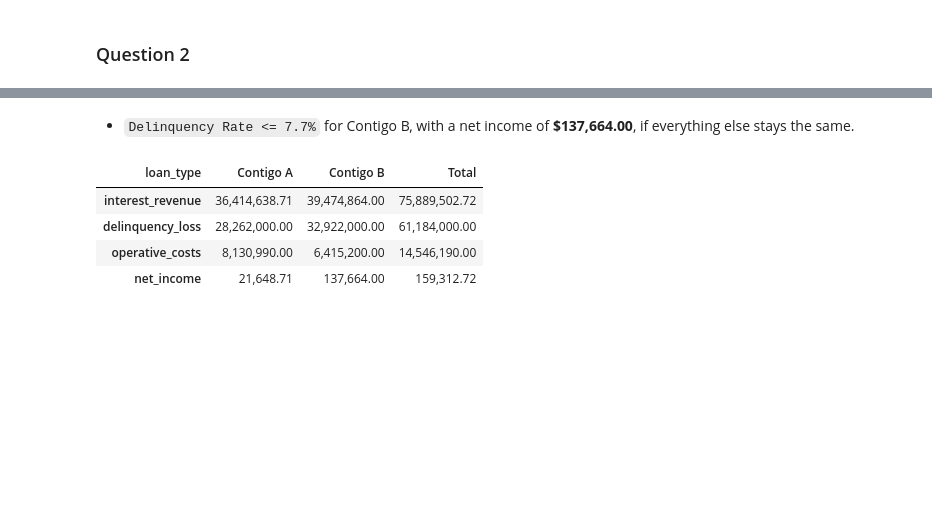
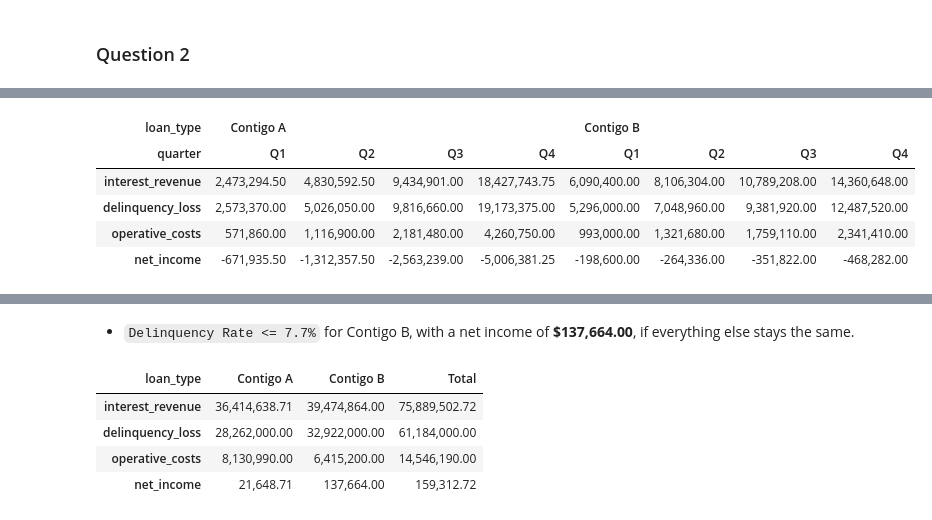
Before and after one commit to mandelbrojt/stori-ba-assessment, a Jupyter notebook: part1-state-of-business-analysis.ipynb, the cells around one changed output, grey strips where cells are left out. Drawn from its saved outputs; the diff is of its cells as text; code cells hidden in the pictures; blank space fills up the shorter version.

```diff
--- a/part1-state-of-business-analysis.ipynb
+++ b/part1-state-of-business-analysis.ipynb
@@ -78,0 +75,9 @@ financial_results(contigo_a_features, contigo_b_features)
+# %%
+im.quarterly_results(contigo_a_features,contigo_b_features)
+# %% [output]
+| loan_type | Contigo A |  |  |  | Contigo B |  |  |  |
+| quarter | Q1 | Q2 | Q3 | Q4 | Q1 | Q2 | Q3 | Q4 |
+| interest_revenue | 2,473,294.50 | 4,830,592.50 | 9,434,901.00 | 18,427,743.75 | 6,090,400.00 | 8,106,304.00 | 10,789,208.00 | 14,360,648.00 |
+| delinquency_loss | 2,573,370.00 | 5,026,050.00 | 9,816,660.00 | 19,173,375.00 | 5,296,000.00 | 7,048,960.00 | 9,381,920.00 | 12,487,520.00 |
+| operative_costs | 571,860.00 | 1,116,900.00 | 2,181,480.00 | 4,260,750.00 | 993,000.00 | 1,321,680.00 | 1,759,110.00 | 2,341,410.00 |
+| net_income | -671,935.50 | -1,312,357.50 | -2,563,239.00 | -5,006,381.25 | -198,600.00 | -264,336.00 | -351,822.00 | -468,282.00 |
```
Also changed, not shown: parts of 15 cells of this notebook.
